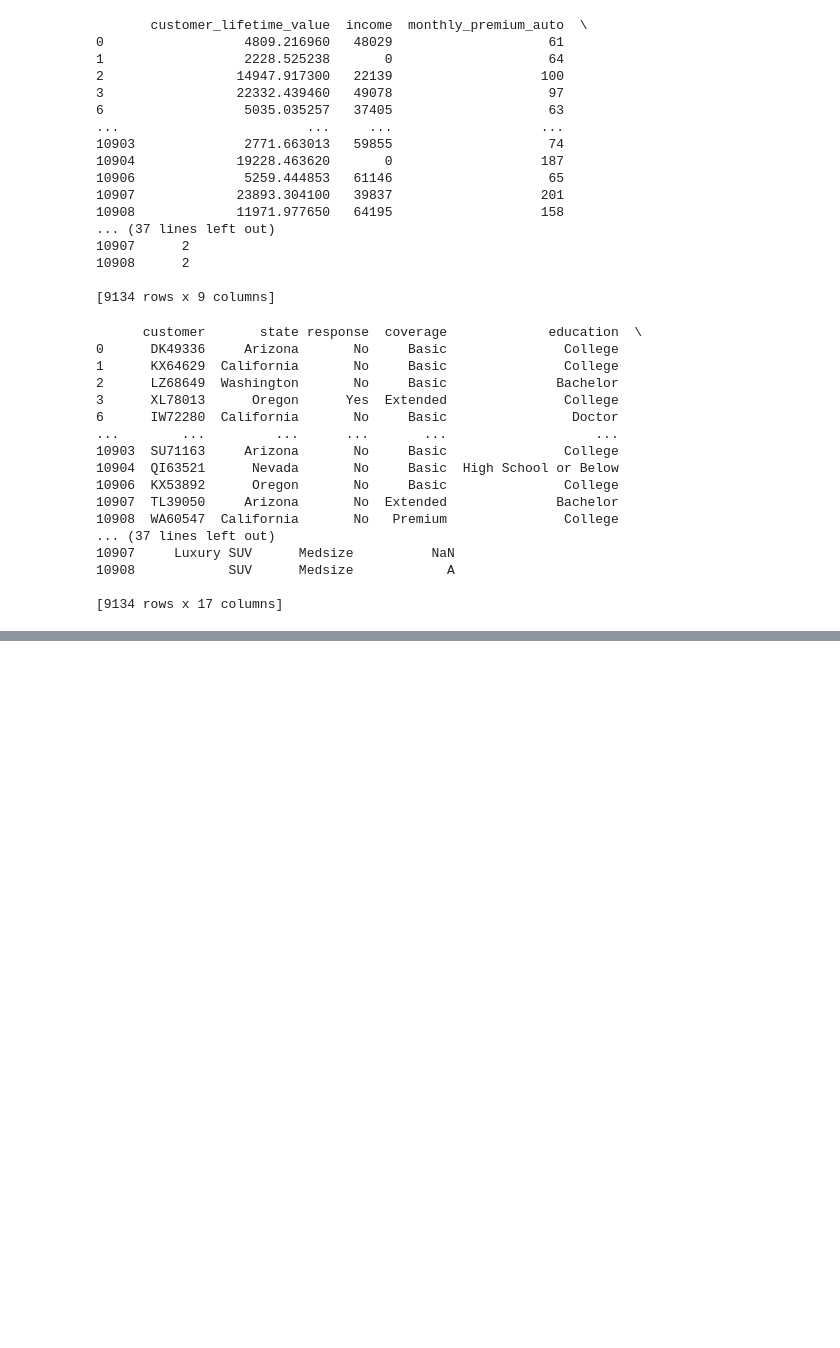
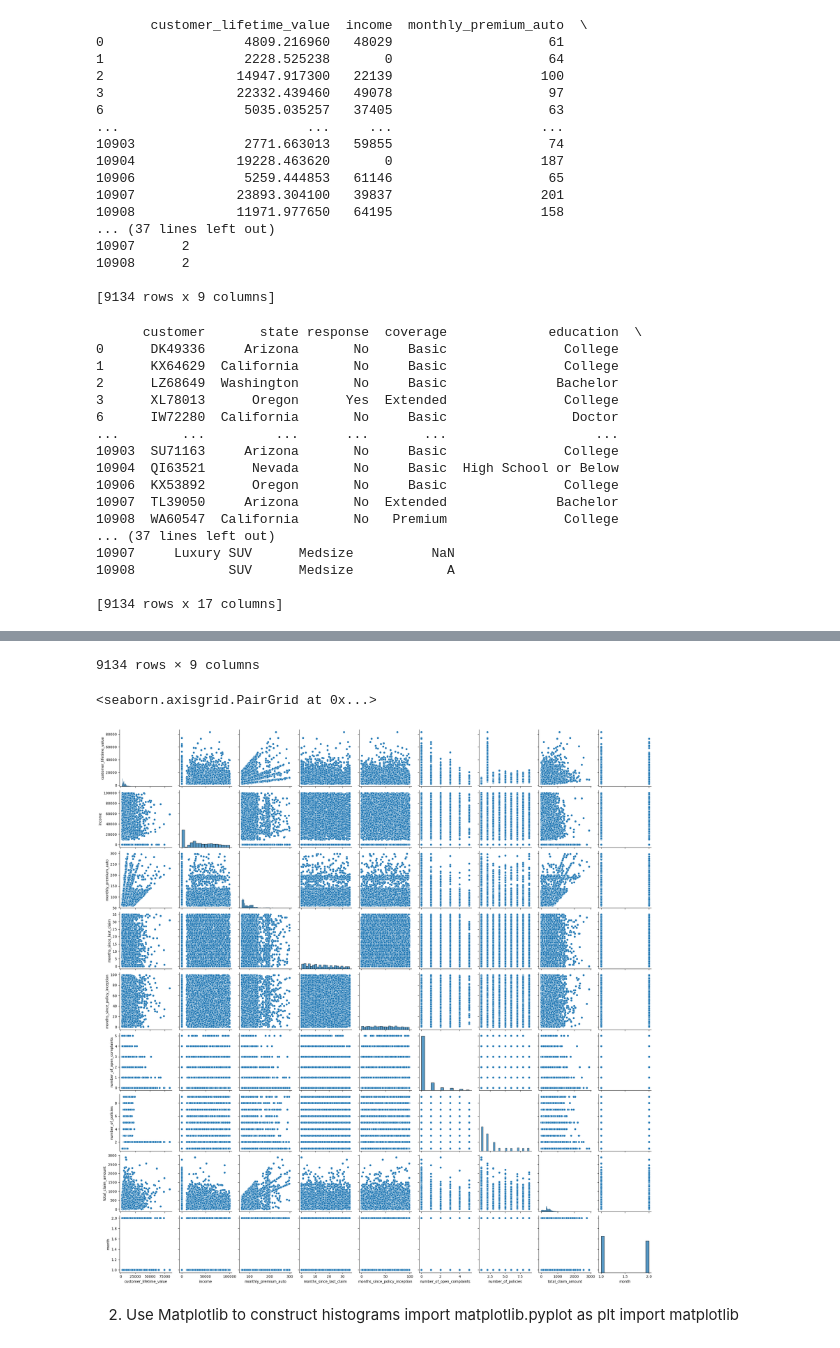
Before and after one commit to dalesofi/customer-analysis-labs, a Jupyter notebook: SD_Solution_Notebook_Customer_Analysis(2-all).ipynb, the cells around one changed output, grey strips where cells are left out. Saved outputs shown, nothing was run; the diff lists cells and outputs as text; code cells hidden in the pictures; blank space fills up the shorter version.

```diff
--- a/SD_Solution_Notebook_Customer_Analysis(2-all).ipynb
+++ b/SD_Solution_Notebook_Customer_Analysis(2-all).ipynb
@@ -363,0 +369,11 @@ print(categorical_df)
+# %%
+display(numeric_df)
+##for column in numeric_df:
+    ##sns.displot(column, x= numeric_df.column )
+
+#sns.displot(numeric_df, x="customer_lifetime_value")
+#sns.displot(numeric_df, x="income")
+#sns.displot(numeric_df, x="monthly_premium_auto")
+#sns.displot(numeric_df, x="months_since_last_claim")
+sns.pairplot(numeric_df)
+# %% [output]
@@ -363,0 +392,7 @@ print(categorical_df)
+9134 rows × 9 columns
+<seaborn.axisgrid.PairGrid at 0x...>
+[figure, added]
+# %% [markdown]
+2. Use Matplotlib to construct histograms
+import matplotlib.pyplot as plt
+import matplotlib
```
Also changed, not shown: parts of 9 cells of this notebook, 1 other file.
